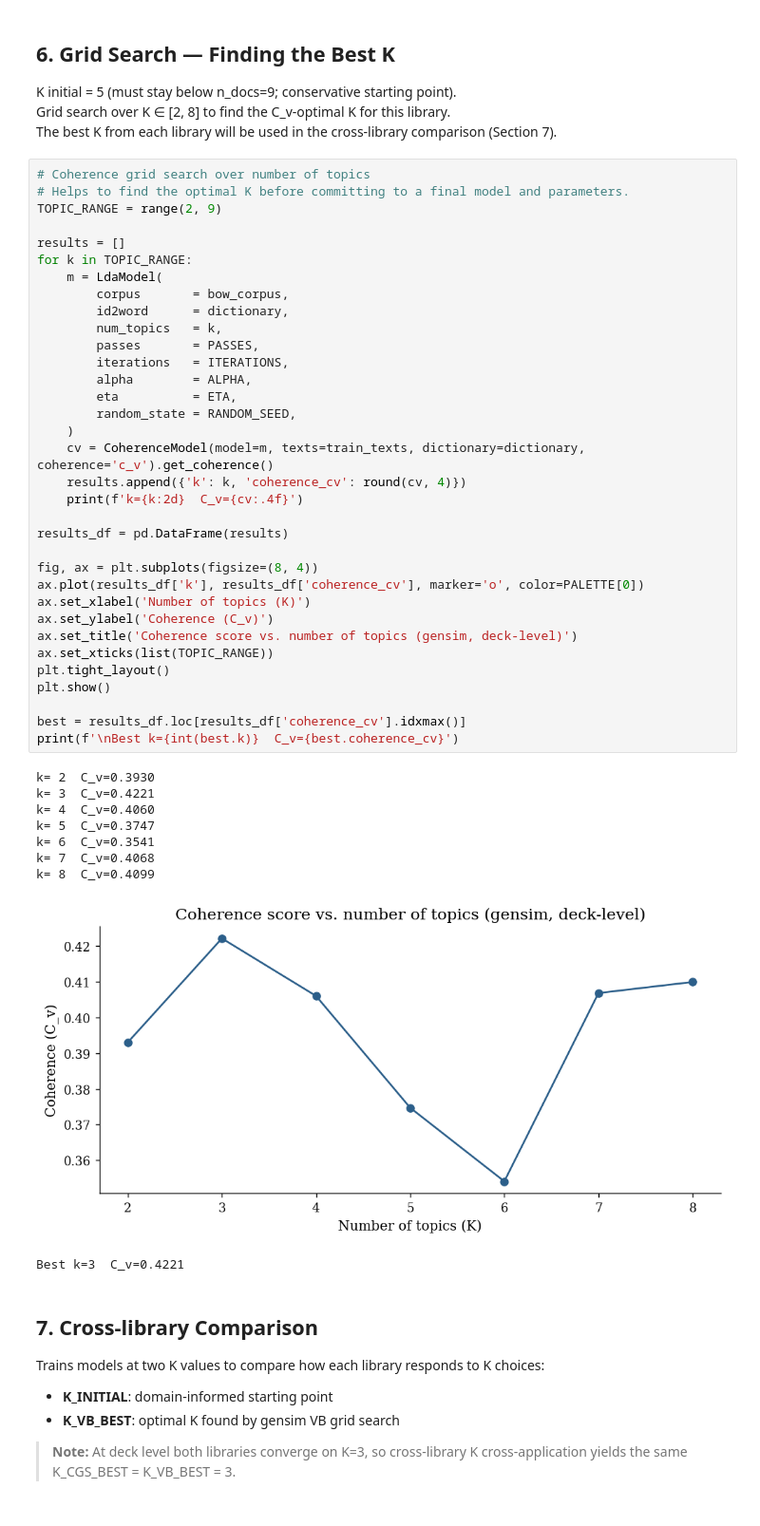
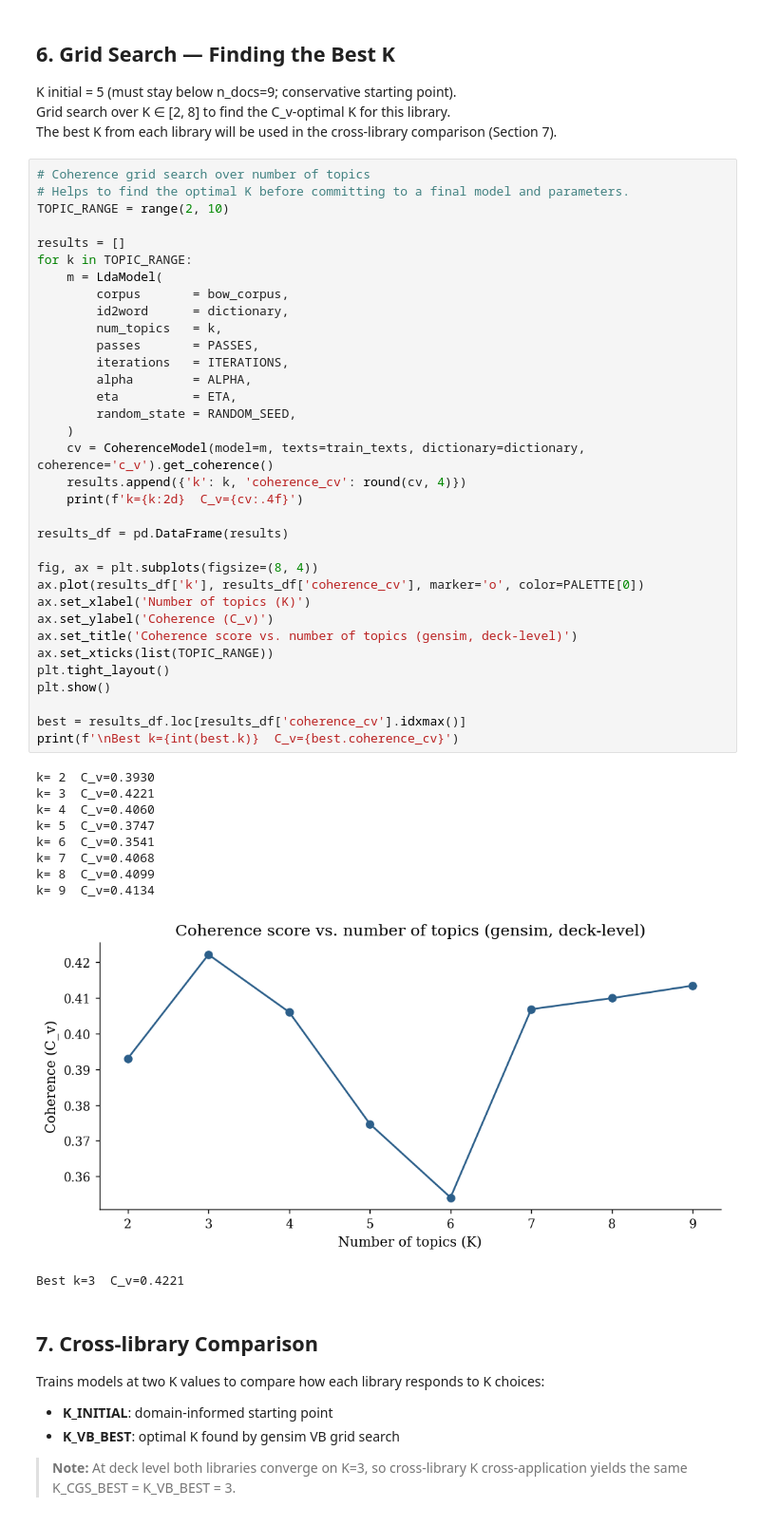
Before and after one commit to lcopolillo/MIGThesis-126735, a Jupyter notebook: src/notebooks/lda-deck-vb.ipynb, the cells around one changed output. Shown at 95% size. Cells and saved outputs as stored; diff of their text form.

```diff
--- a/src/notebooks/lda-deck-vb.ipynb
+++ b/src/notebooks/lda-deck-vb.ipynb
@@ -295,7 +295,7 @@ The best K from each library will be used in the cross-library comparison (Secti
 # %%
 # Coherence grid search over number of topics
 # Helps to find the optimal K before committing to a final model and parameters.
-TOPIC_RANGE = range(2, 9)
+TOPIC_RANGE = range(2, 10)
 
 results = []
 for k in TOPIC_RANGE:
@@ -307,34 +307,35 @@ for k in TOPIC_RANGE:
         iterations   = ITERATIONS,
         alpha        = ALPHA,
         eta          = ETA,
         random_state = RANDOM_SEED,
     )
     cv = CoherenceModel(model=m, texts=train_texts, dictionary=dictionary, coherence='c_v').get_coherence()
     results.append({'k': k, 'coherence_cv': round(cv, 4)})
     print(f'k={k:2d}  C_v={cv:.4f}')
 
 results_df = pd.DataFrame(results)
 
 fig, ax = plt.subplots(figsize=(8, 4))
 ax.plot(results_df['k'], results_df['coherence_cv'], marker='o', color=PALETTE[0])
 ax.set_xlabel('Number of topics (K)')
 ax.set_ylabel('Coherence (C_v)')
 ax.set_title('Coherence score vs. number of topics (gensim, deck-level)')
 ax.set_xticks(list(TOPIC_RANGE))
 plt.tight_layout()
 plt.show()
 
 best = results_df.loc[results_df['coherence_cv'].idxmax()]
 print(f'\nBest k={int(best.k)}  C_v={best.coherence_cv}')
 # %% [output]
 k= 2  C_v=0.3930
 k= 3  C_v=0.4221
 k= 4  C_v=0.4060
 k= 5  C_v=0.3747
 k= 6  C_v=0.3541
 k= 7  C_v=0.4068
 k= 8  C_v=0.4099
+k= 9  C_v=0.4134
-[figure, old version]
+[figure, new version]
 Best k=3  C_v=0.4221
 # %% [markdown]
 ## 7. Cross-library Comparison
```
Also changed, not shown: parts of 3 cells of this notebook, 1 other file.
